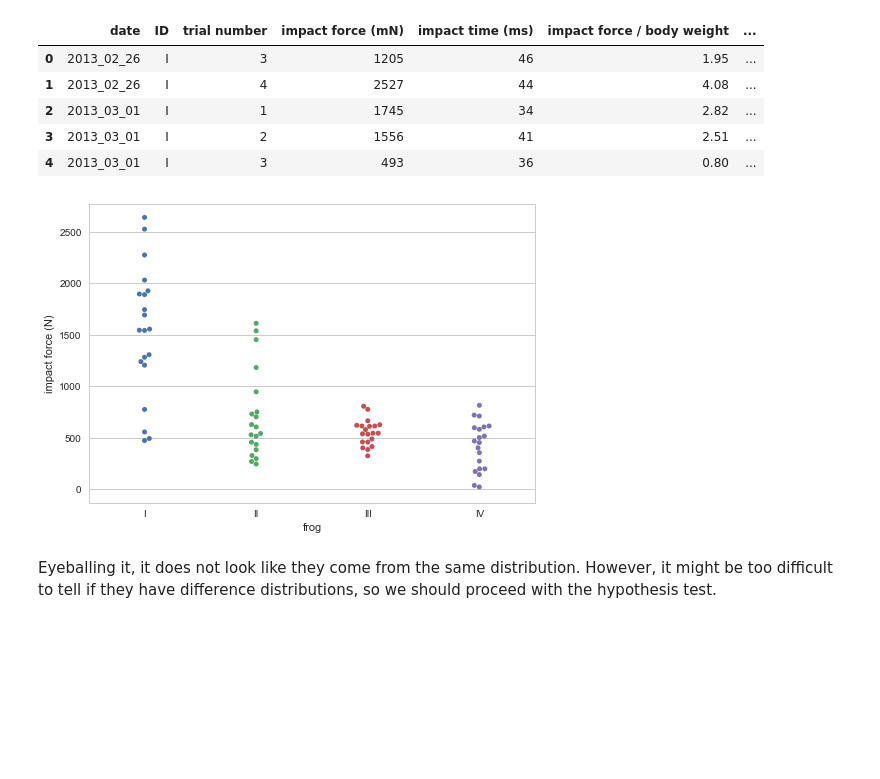
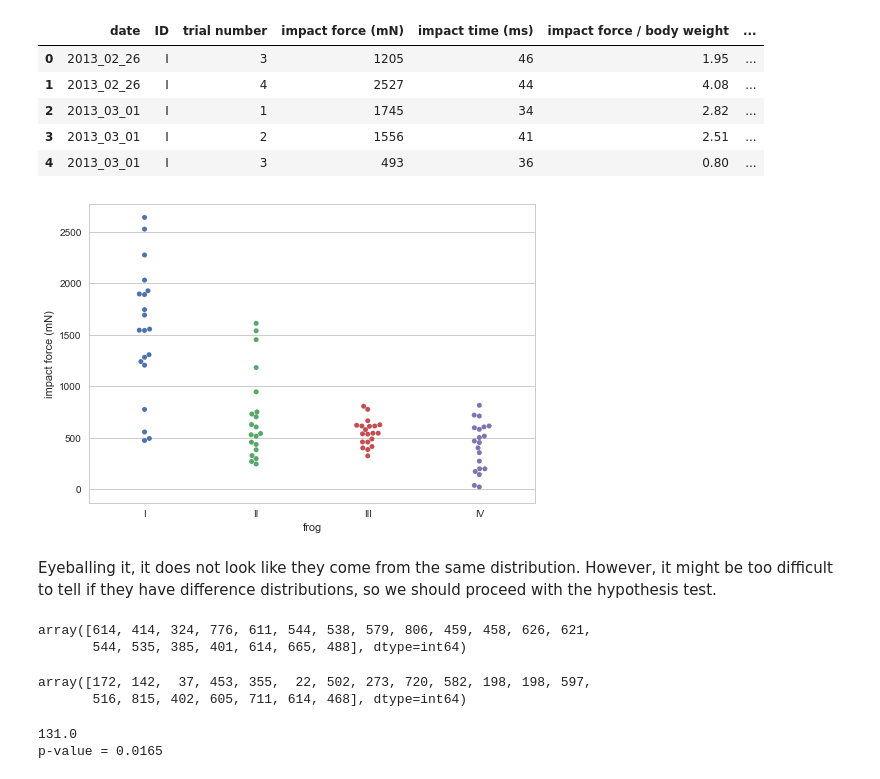
Before and after one commit to iamjz/Python-Data, a Jupyter notebook: StatisticalThinking2.ipynb, the cells around one changed output. Saved outputs shown, nothing was run; the diff lists cells and outputs as text; code cells hidden in the pictures; blank space fills up the shorter version.

```diff
--- a/StatisticalThinking2.ipynb
+++ b/StatisticalThinking2.ipynb
@@ -628,14 +628,26 @@ frog.head()
 # %%
 # Make bee swarm plot
 _ = sns.swarmplot(x = "ID", y = "impact force (mN)", data = frog)
 
 # Label axes
 _ = plt.xlabel('frog')
-_ = plt.ylabel('impact force (N)')
+_ = plt.ylabel('impact force (mN)')
 
 # Show the plot
 plt.show()
 # %% [output]
-[figure, old version]
+[figure, new version]
 # %% [markdown]
 Eyeballing it, it does not look like they come from the same distribution. However, it might be too difficult to tell if they have difference distributions, so we should proceed with the hypothesis test.
+# %%
+force_a = np.array(frog[frog["ID"] == "III"]["impact force (mN)"])
+force_a
+# %% [output]
+array([614, 414, 324, 776, 611, 544, 538, 579, 806, 459, 458, 626, 621,
+       544, 535, 385, 401, 614, 665, 488], dtype=int64)
+# %%
+force_b = np.array(frog[frog["ID"] == "IV"]["impact force (mN)"])
+force_b
+# %% [output]
+array([172, 142,  37, 453, 355,  22, 502, 273, 720, 582, 198, 198, 597,
+       516, 815, 402, 605, 711, 614, 468], dtype=int64)
@@ -641,0 +662,17 @@ Eyeballing it, it does not look like they come from the same distribution. Howev
+# %%
+# Compute difference of mean impact force from experiment: empirical_diff_means
+empirical_diff_means = diff_of_means(force_a, force_b)
+print(empirical_diff_means)
+
+# Draw 10,000 permutation replicates: perm_replicates
+perm_replicates = draw_perm_reps(force_a, force_b,
+                                 diff_of_means, size=10000)
+
+# Compute p-value: p
+p = np.sum(perm_replicates >= empirical_diff_means) / len(perm_replicates)
+
+# Print the result
+print('p-value =', p)
+# %% [output]
+131.0
+p-value = 0.0165
```
Also changed, not shown: parts of 13 cells of this notebook.
